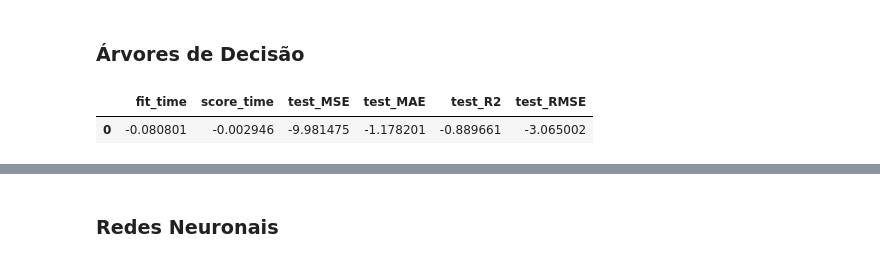
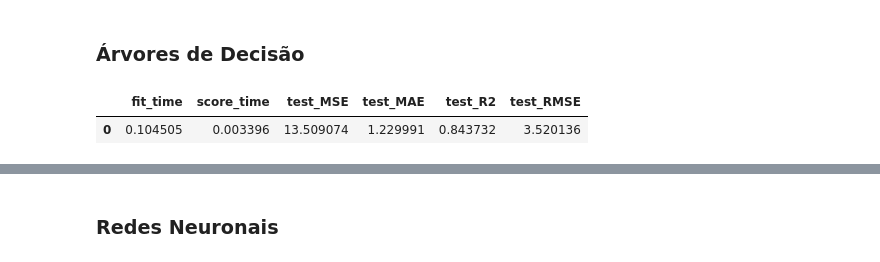
Before and after one commit to ruicoelhor22/AASE, a Jupyter notebook: atualregressao2.ipynb, the cells around one changed output, grey strips where cells are left out. Saved outputs shown, nothing was run; the diff lists cells and outputs as text; code cells hidden in the pictures.

```diff
--- a/atualregressao2.ipynb
+++ b/atualregressao2.ipynb
@@ -101,21 +101,21 @@ kf = KFold(n_splits=10, shuffle=True, random_state=1234)
 # %%
 from sklearn.model_selection import KFold, cross_validate
 from sklearn.tree import DecisionTreeRegressor
 from sklearn.metrics import mean_squared_error, mean_absolute_error, r2_score
 
 
 
 # Definir o regressor e o método de validação cruzada
 dt_regressor = DecisionTreeRegressor(max_depth=12, random_state=1234)
 kf = KFold(n_splits=10, shuffle=True, random_state=1234)
 
 # Realizar a validação cruzada e avaliar as métricas
 scores = cross_validate(dt_regressor, X, y, cv=kf, scoring=REGRESSION_METRICS)
-dt_scores = {k: -v.mean() for k, v in scores.items()}  # Negar os valores para tornar os scores positivos
+dt_scores = {k: v.mean() for k, v in scores.items()}  # Negar os valores para tornar os scores positivos
 pd.DataFrame(dt_scores, index=[0])
 # %% [output]
 |  | fit_time | score_time | test_MSE | test_MAE | test_R2 | test_RMSE |
-| 0 | -0.080801 | -0.002946 | -9.981475 | -1.178201 | -0.889661 | -3.065002 |
+| 0 | 0.104505 | 0.003396 | 13.509074 | 1.229991 | 0.843732 | 3.520136 |
 # %%
 from sklearn.model_selection import KFold
 from sklearn.tree import DecisionTreeRegressor
```
Also changed, not shown: parts of 6 cells of this notebook, 5 other files.
